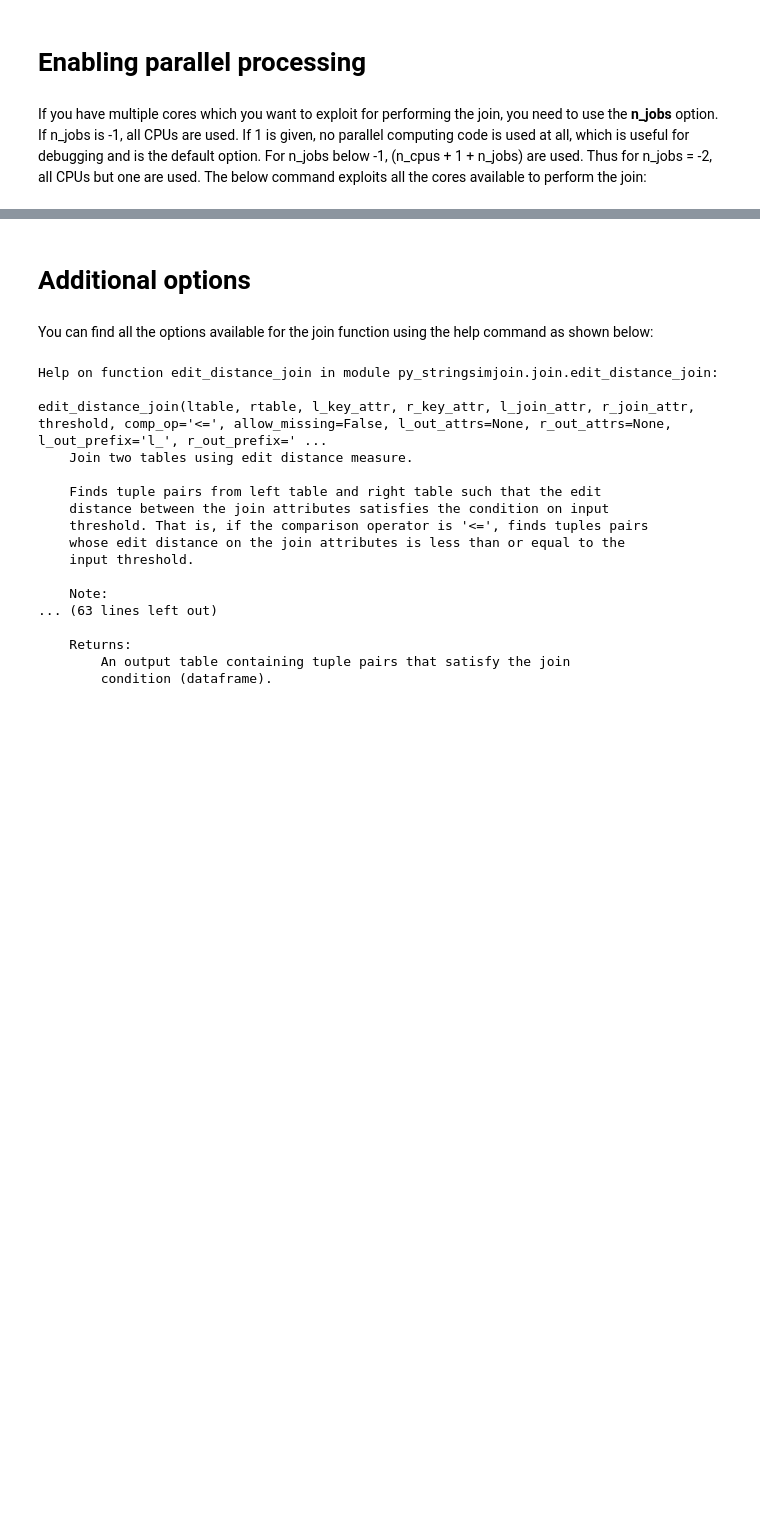
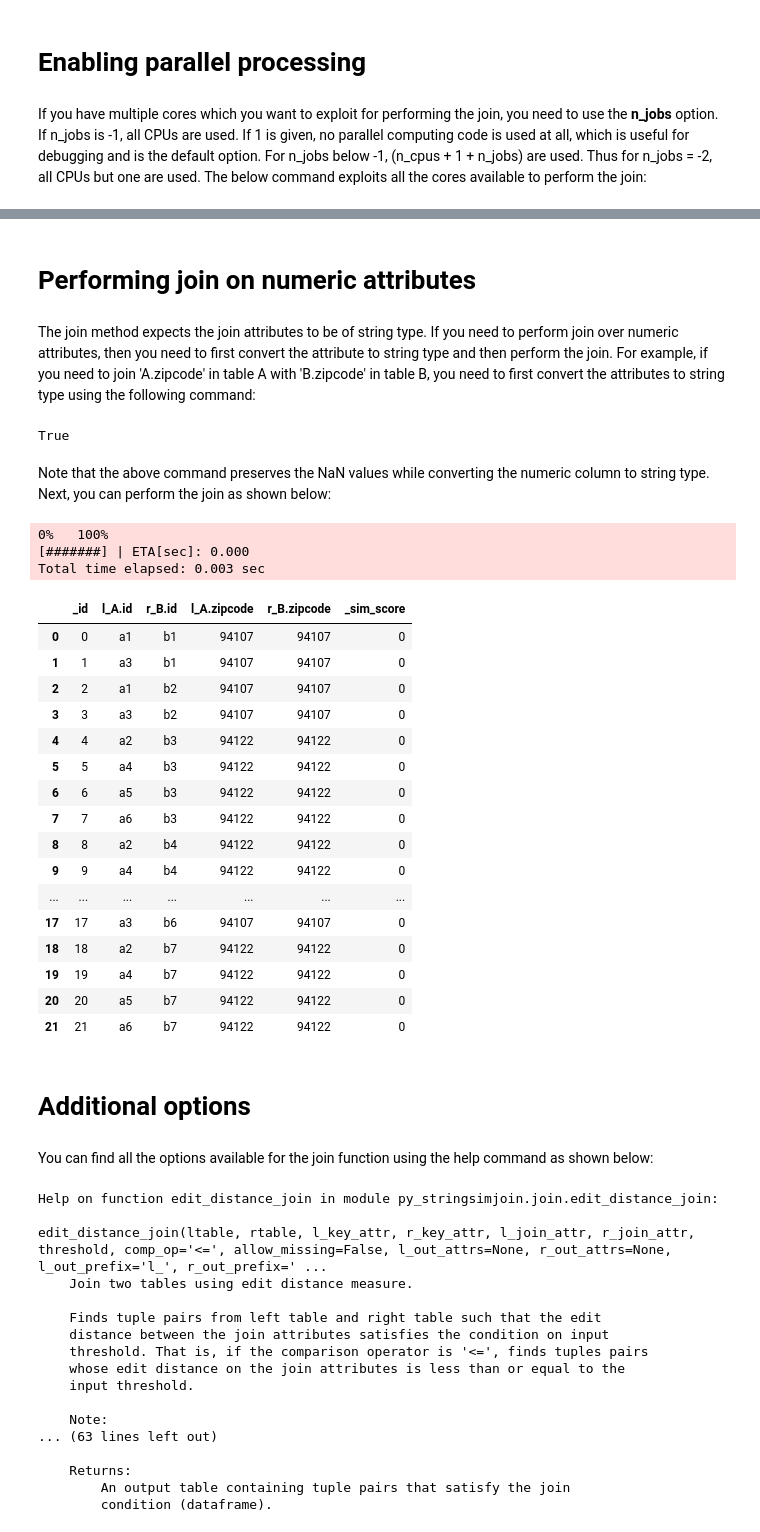
Before and after one commit to anhaidgroup/py_stringsimjoin, a Jupyter notebook: notebooks/Joining two tables using edit distance measure.ipynb, the cells around one changed output, grey strips where cells are left out. Drawn from its saved outputs; the diff is of its cells as text; code cells hidden in the pictures; blank space fills up the shorter version.

```diff
--- a/notebooks/Joining two tables using edit distance measure.ipynb
+++ b/notebooks/Joining two tables using edit distance measure.ipynb
@@ -196,3 +216,44 @@ len(output_pairs)
+# %% [markdown]
+# Performing join on numeric attributes
+# %% [markdown]
+The join method expects the join attributes to be of string type.
+If you need to perform join over numeric attributes, then you need
+to first convert the attribute to string type and then perform the join.
+For example, if you need to join 'A.zipcode' in table A with 'B.zipcode' in
+table B, you need to first convert the attributes to string type using
+the following command:
+# %%
+ssj.dataframe_column_to_str(A, 'A.zipcode', inplace=True)
+ssj.dataframe_column_to_str(B, 'B.zipcode', inplace=True)
+# %% [output]
+True
+# %% [markdown]
+Note that the above command preserves the NaN values while converting the numeric column to string type. Next, you can perform the join as shown below:
+# %%
+output_pairs = ssj.edit_distance_join(A, B, 'A.id', 'B.id', 'A.zipcode', 'B.zipcode', 1,
+                                      l_out_attrs=['A.zipcode'], r_out_attrs=['B.zipcode'])
+output_pairs
+# %% [output]
+0%   100%
+[#######] | ETA[sec]: 0.000
+Total time elapsed: 0.003 sec
+|  | _id | l_A.id | r_B.id | l_A.zipcode | r_B.zipcode | _sim_score |
+| 0 | 0 | a1 | b1 | 94107 | 94107 | 0 |
+| 1 | 1 | a3 | b1 | 94107 | 94107 | 0 |
+| 2 | 2 | a1 | b2 | 94107 | 94107 | 0 |
+| 3 | 3 | a3 | b2 | 94107 | 94107 | 0 |
+| 4 | 4 | a2 | b3 | 94122 | 94122 | 0 |
+| 5 | 5 | a4 | b3 | 94122 | 94122 | 0 |
+| 6 | 6 | a5 | b3 | 94122 | 94122 | 0 |
+| 7 | 7 | a6 | b3 | 94122 | 94122 | 0 |
+| 8 | 8 | a2 | b4 | 94122 | 94122 | 0 |
+| 9 | 9 | a4 | b4 | 94122 | 94122 | 0 |
+| ... | ... | ... | ... | ... | ... | ... |
+| 17 | 17 | a3 | b6 | 94107 | 94107 | 0 |
+| 18 | 18 | a2 | b7 | 94122 | 94122 | 0 |
+| 19 | 19 | a4 | b7 | 94122 | 94122 | 0 |
+| 20 | 20 | a5 | b7 | 94122 | 94122 | 0 |
+| 21 | 21 | a6 | b7 | 94122 | 94122 | 0 |
 # %% [markdown]
 # Additional options
 # %% [markdown]
```
Also changed, not shown: parts of 15 cells of this notebook, 3 other files.
